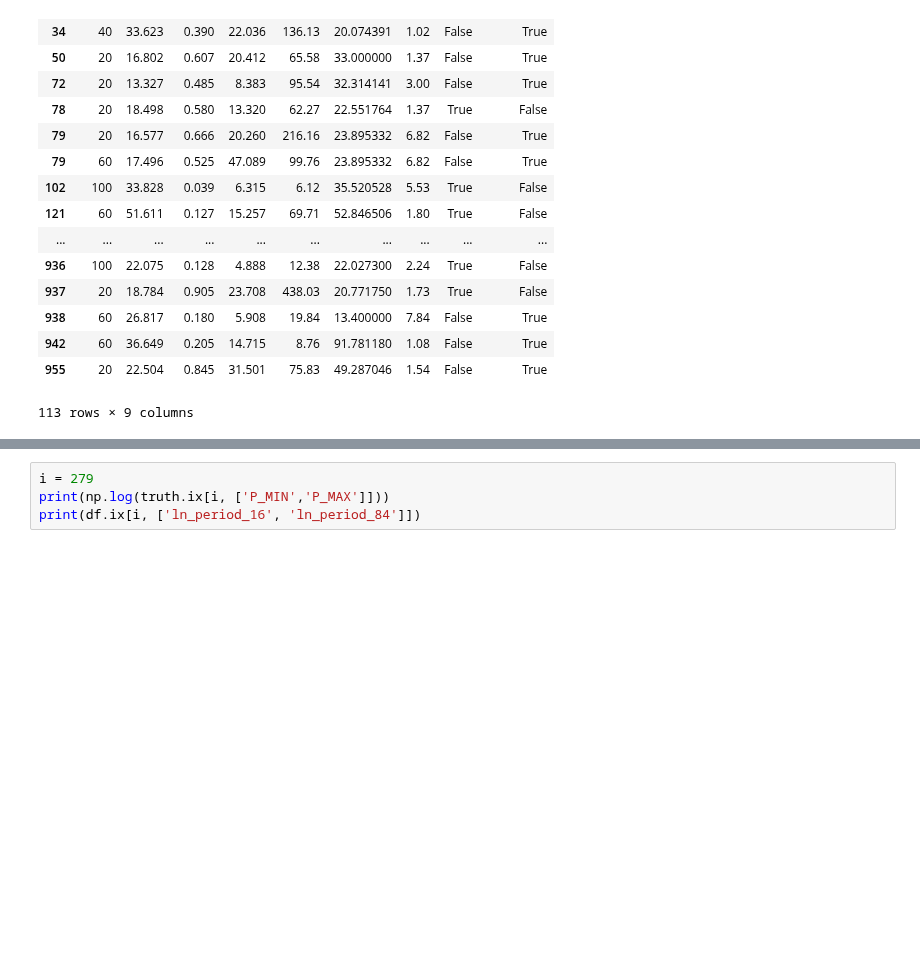
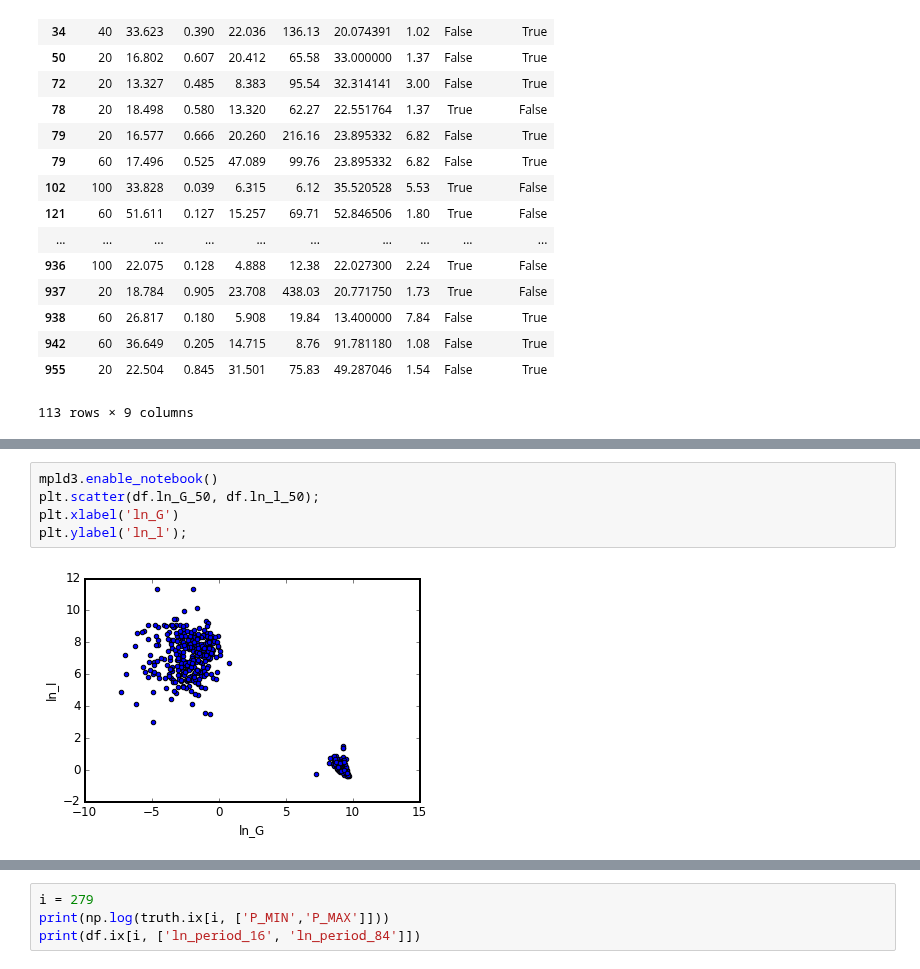
Before and after one commit to RuthAngus/GProtation, a Jupyter notebook: notebooks_tdm/summary.ipynb, the cells around one changed output, grey strips where cells are left out. Cells and saved outputs as stored; diff of their text form; blank space fills up the shorter version.

```diff
--- a/notebooks_tdm/summary.ipynb
+++ b/notebooks_tdm/summary.ipynb
@@ -299,0 +312,7 @@ len(bad)
+# %%
+mpld3.enable_notebook()
+plt.scatter(df.ln_G_50, df.ln_l_50);
+plt.xlabel('ln_G')
+plt.ylabel('ln_l');
+# %% [output]
+[figure, added]
```
Also changed, not shown: parts of 12 cells of this notebook, 2 other files.
